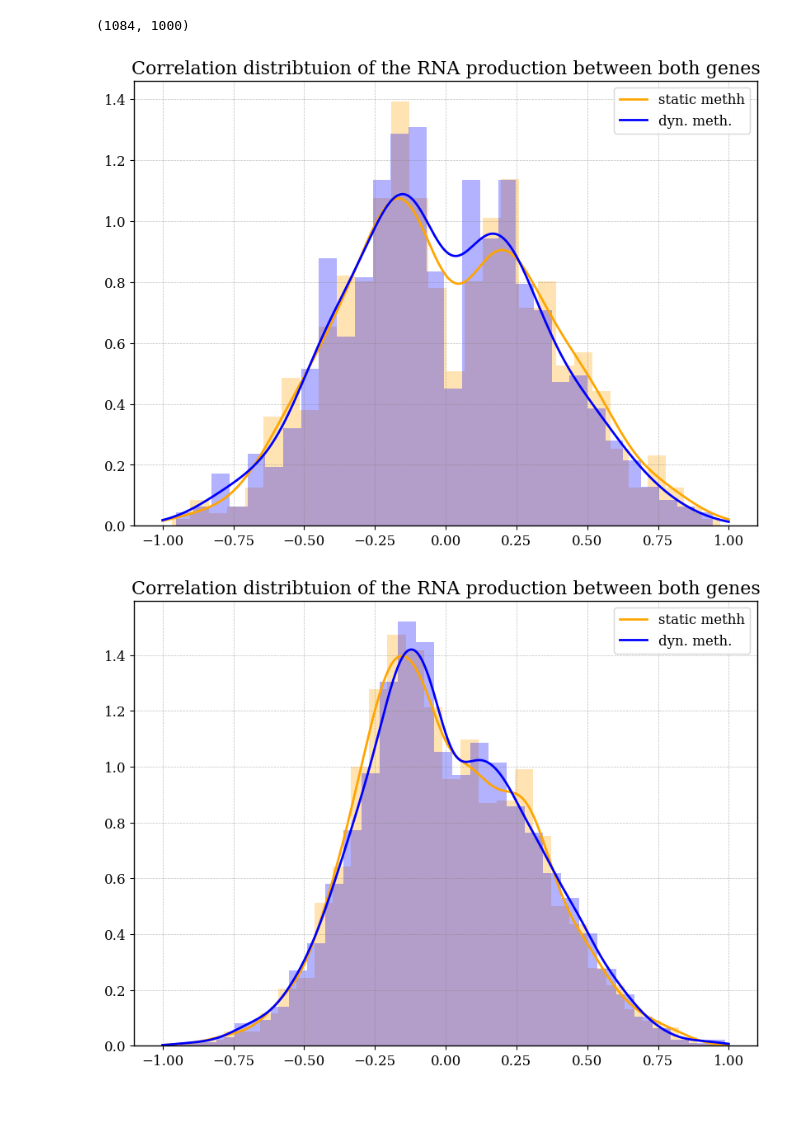
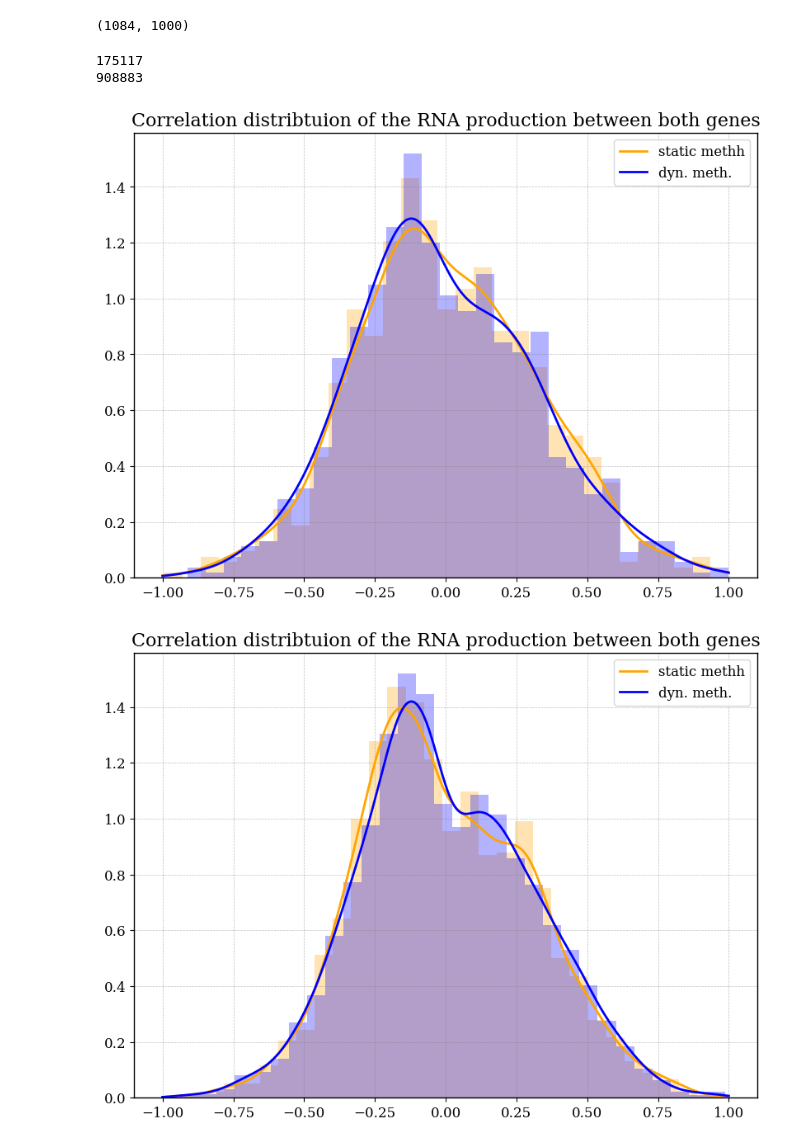
Before and after one commit to RicemanBoy/trafficRNA, a Jupyter notebook: trafficRNA.ipynb, the cells around one changed output. Drawn from its saved outputs; the diff is of its cells as text; code cells hidden in the pictures; blank space fills up the shorter version.

```diff
--- a/trafficRNA.ipynb
+++ b/trafficRNA.ipynb
@@ -31,36 +31,53 @@ mod_corrx, mod_corrxm = corrx.T, corrxm.T
 np.shape(mod_corrx)
 # %% [output]
 (1084, 1000)
+# %%
+notnice = 0
+
+nice = 0
+
+for i in mod_corrx.flatten():
+    if i == 100:
+        notnice += 1
+    else:
+        nice += 1
+
+print(notnice)
+
+print(nice)
+# %% [output]
+175117
+908883
 # %%
 mod_corrx, mod_corrxm = corrx.T, corrxm.T
 
-time = 600
+time = 1000
 
 corr1 = mod_corrx[:][time]
 corrm1 = mod_corrxm[:][time]
 
 corr1 = [i for i in corr1 if i != 100]
 corrm1 = [i for i in corrm1 if i != 100]
 
 time = 1000
 
 kde = stats.gaussian_kde(corr1)
 
 kde_m = stats.gaussian_kde(corrm1)
 
 xx = np.linspace(-1,1, 1000)
 fig, ax = plt.subplots(figsize=(8,6))
 
 ax.hist(corr1, density=True, bins=30, alpha=0.3, color="orange")
 ax.hist(corrm1, density=True, bins=30, alpha=0.3, color="blue")
 ax.plot(xx, kde(xx), label="static methh", color="orange")
 ax.plot(xx, kde_m(xx), label="dyn. meth.", color="blue")
 plt.legend()
 plt.title("Correlation distribtuion of the RNA production between both genes")
 #plt.savefig("figures/corr1.png", dpi=300)
 plt.show()
 # %% [output]
-[figure, old version]
+[figure, new version]
 # %%
 corrm1 = [i for i in corrm if ~np.isnan(i)]
 
```
Also changed, not shown: 2 other files.
